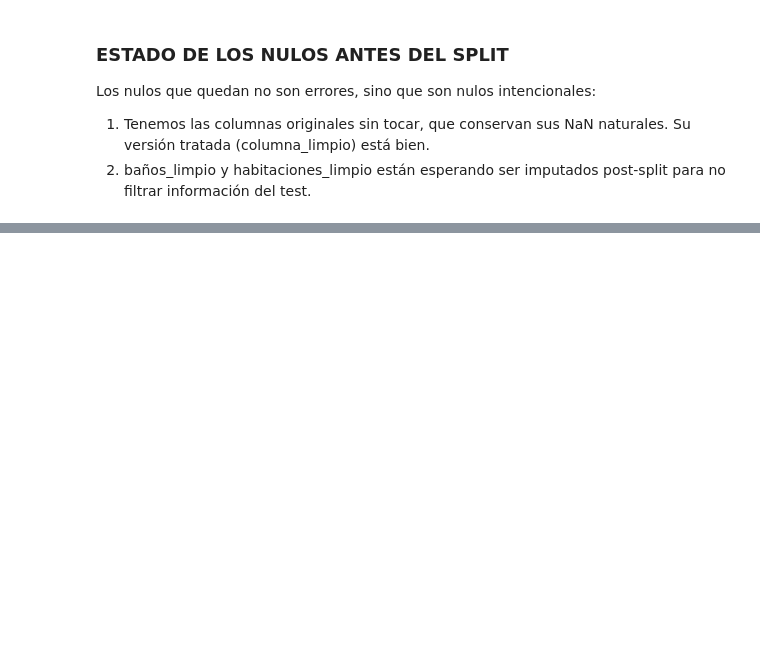
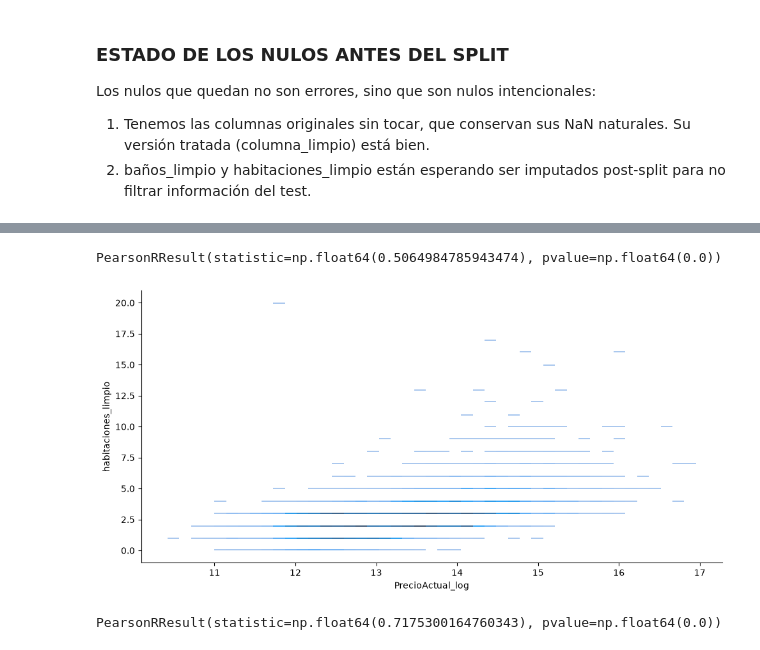
Before and after one commit to Gabriel-Caruso/ML-idealista, a Jupyter notebook: main.ipynb, the cells around one changed output, grey strips where cells are left out. Drawn from its saved outputs; the diff is of its cells as text; code cells hidden in the pictures; blank space fills up the shorter version.

```diff
--- a/main.ipynb
+++ b/main.ipynb
@@ -516,0 +546,3 @@ test.shape
+# %%
+train[target + "_log"] = train[target].transform("log")
+new_target = target + "_log"
@@ -516,0 +603,12 @@ test.shape
+# %%
+scipy.stats.pearsonr(x=train.loc[train.habitaciones_limpio.notna(), "habitaciones_limpio"], y=train.loc[train.habitaciones_limpio.notna(), target])
+# %% [output]
+PearsonRResult(statistic=np.float64(0.5064984785943474), pvalue=np.float64(0.0))
+# %%
+sns.displot(train, x=new_target, y="habitaciones_limpio", aspect=2);
+# %% [output]
+[figure, added]
+# %%
+scipy.stats.pearsonr(x=train.loc[train.metros.notna(), "metros"], y=train.loc[train.metros.notna(), target])
+# %% [output]
+PearsonRResult(statistic=np.float64(0.7175300164760343), pvalue=np.float64(0.0))
```
Also changed, not shown: parts of 32 cells of this notebook.
